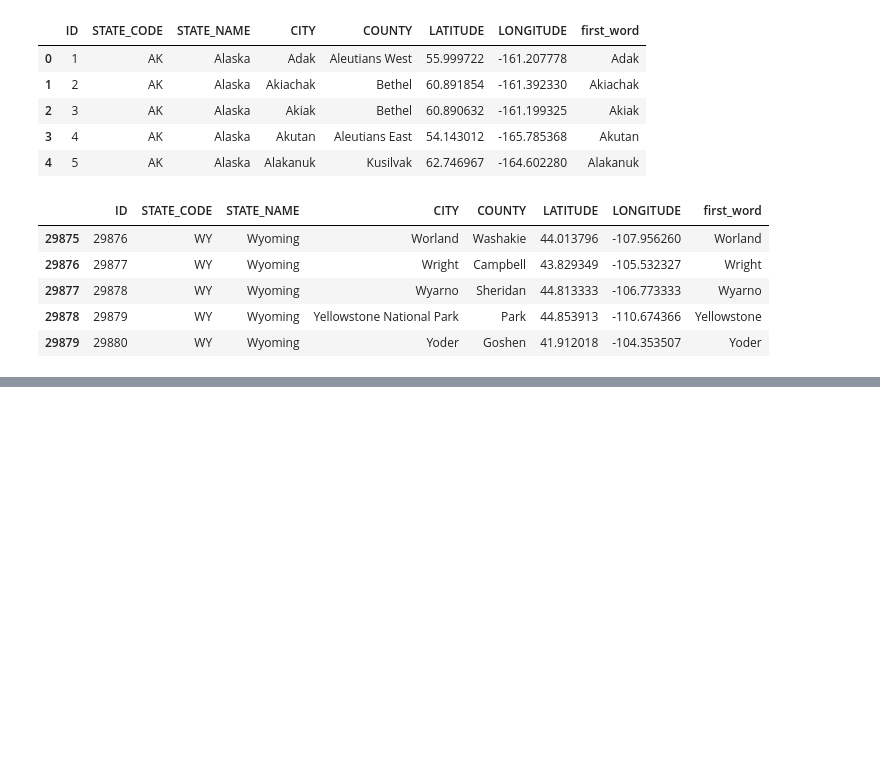
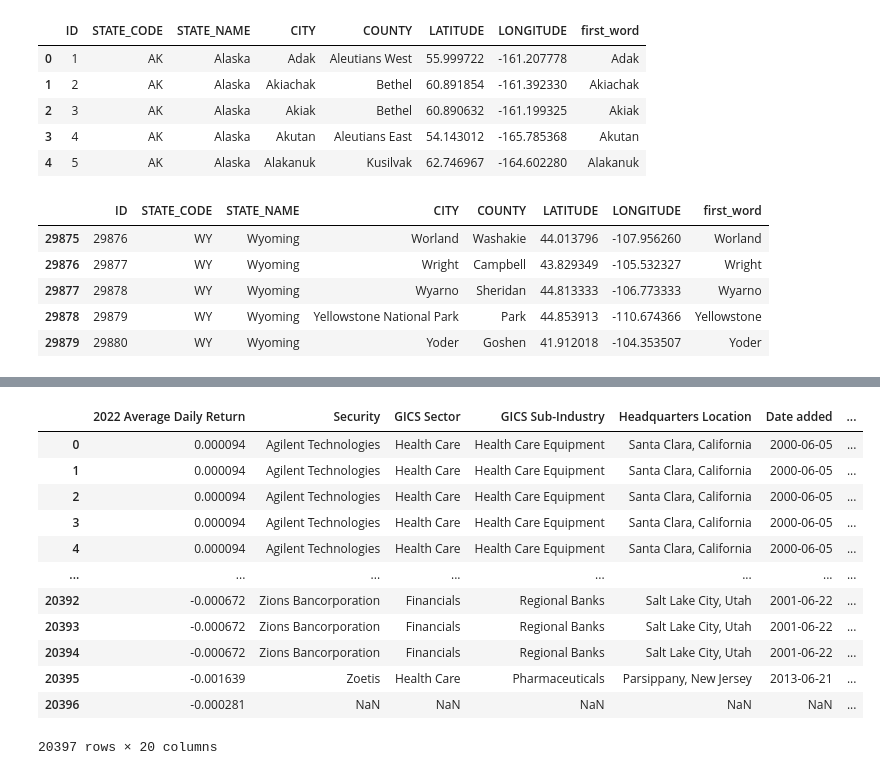
Before and after one commit to MontgomeryG/Group3Project1, a Jupyter notebook: geoplot_notebook.ipynb, the cells around one changed output, grey strips where cells are left out. Drawn from its saved outputs; the diff is of its cells as text; code cells hidden in the pictures; blank space fills up the shorter version.

```diff
--- a/geoplot_notebook.ipynb
+++ b/geoplot_notebook.ipynb
@@ -234,0 +295,11 @@ WARNING:param.main: zoom option not found for points plot with bokeh; similar op
+# %%
+# Capture only the symbol and security columns
+symbol_security_df = pd.concat([tickers_with_names_df["Symbol"], tickers_with_names_df["Security"]], axis=1)
+
+
+# Create symbol as index
+symbol_security_df = symbol_security_df.rename(columns={'Symbol': 'symbol'})
+symbol_security_df.index = symbol_security_df['symbol']
+symbol_security_df = symbol_security_df.drop('symbol', axis=1)
+
+symbol_security_df.head()
@@ -234,0 +314,4 @@ WARNING:param.main: zoom option not found for points plot with bokeh; similar op
+# %%
+# Sort alphabetically
+symbol_security_df.sort_index(inplace=True)
+symbol_security_df.head()
@@ -234,0 +339,3 @@ WARNING:param.main: zoom option not found for points plot with bokeh; similar op
+# %%
+returns_security_df = pd.merge(average_returns_df, symbol_security_df, on='symbol', how='left')
+returns_security_df
@@ -234,0 +357,19 @@ WARNING:param.main: zoom option not found for points plot with bokeh; similar op
+# %%
+# Now add the returns data onto our dataframe containing lat/lon
+final_df = pd.merge(returns_security_df, merge_datasets, on=['Security'], how='left')
+# %%
+final_df
+# %% [output]
+|  | 2022 Average Daily Return | Security | GICS Sector | GICS Sub-Industry | Headquarters Location | Date added | ... |
+| 0 | 0.000094 | Agilent Technologies | Health Care | Health Care Equipment | Santa Clara, California | 2000-06-05 | ... |
+| 1 | 0.000094 | Agilent Technologies | Health Care | Health Care Equipment | Santa Clara, California | 2000-06-05 | ... |
+| 2 | 0.000094 | Agilent Technologies | Health Care | Health Care Equipment | Santa Clara, California | 2000-06-05 | ... |
+| 3 | 0.000094 | Agilent Technologies | Health Care | Health Care Equipment | Santa Clara, California | 2000-06-05 | ... |
+| 4 | 0.000094 | Agilent Technologies | Health Care | Health Care Equipment | Santa Clara, California | 2000-06-05 | ... |
+| ... | ... | ... | ... | ... | ... | ... | ... |
+| 20392 | -0.000672 | Zions Bancorporation | Financials | Regional Banks | Salt Lake City, Utah | 2001-06-22 | ... |
+| 20393 | -0.000672 | Zions Bancorporation | Financials | Regional Banks | Salt Lake City, Utah | 2001-06-22 | ... |
+| 20394 | -0.000672 | Zions Bancorporation | Financials | Regional Banks | Salt Lake City, Utah | 2001-06-22 | ... |
+| 20395 | -0.001639 | Zoetis | Health Care | Pharmaceuticals | Parsippany, New Jersey | 2013-06-21 | ... |
+| 20396 | -0.000281 | NaN | NaN | NaN | NaN | NaN | ... |
+20397 rows × 20 columns
```
Also changed, not shown: parts of 29 cells of this notebook, 3 other files.
